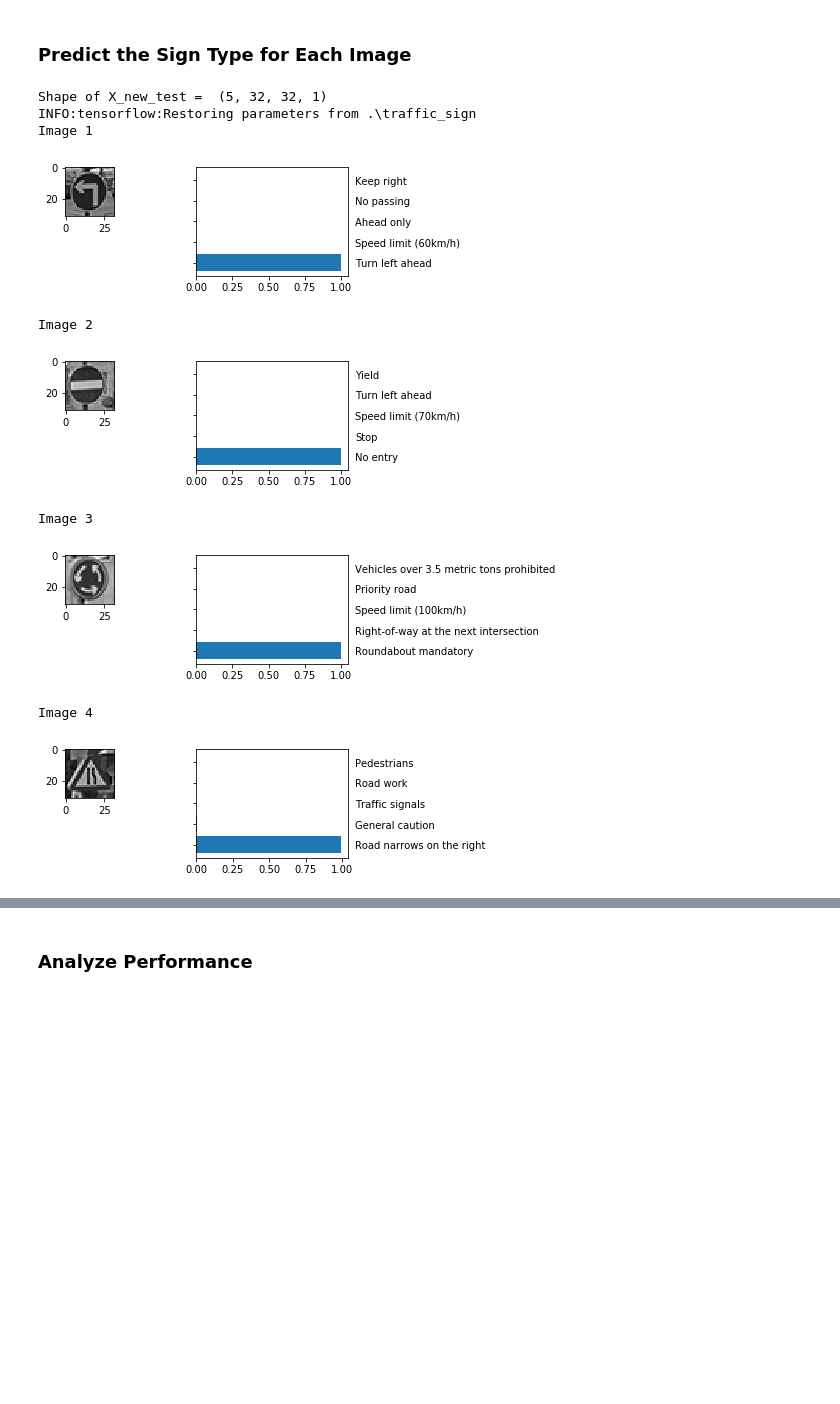
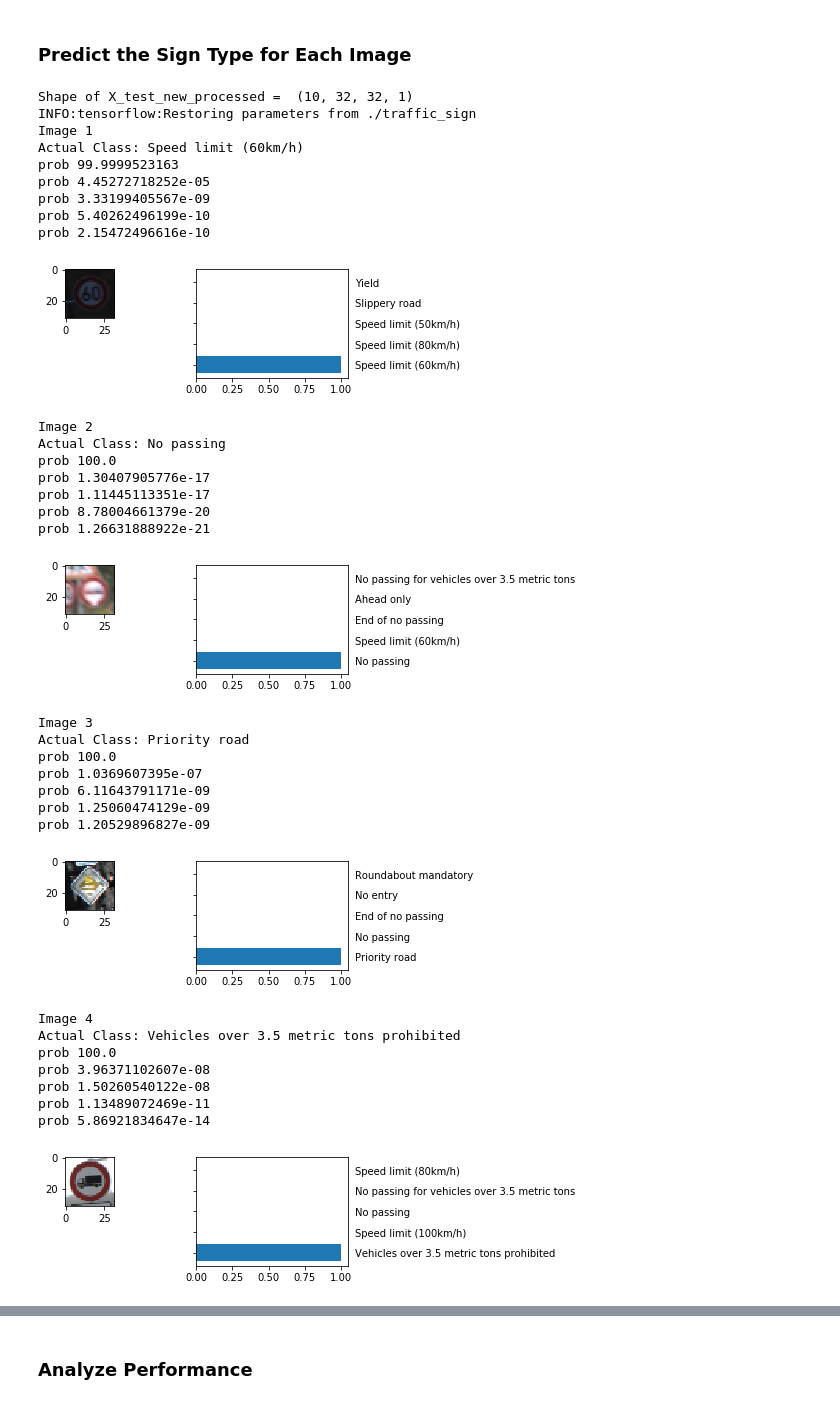
Before and after one commit to zacharyz/sdc-p2, a Jupyter notebook: Traffic_Sign_Classifier.ipynb, the cells around one changed output, grey strips where cells are left out. Cells and saved outputs as stored; diff of their text form; code cells hidden in the pictures; blank space fills up the shorter version.

```diff
--- a/Traffic_Sign_Classifier.ipynb
+++ b/Traffic_Sign_Classifier.ipynb
@@ -474,7 +474,7 @@ def evaluate(X_data, y_data):
 ### Train your model here.
 ### Feel free to use as many code cells as needed.
 
-RESTORE = False
+RESTORE = True
 EPOCHS = 50
 BATCH_SIZE = 128
 
@@ -565,7 +565,12 @@ def read_image_rgb(file):
     srcBGR = cv2.imread(file)
     return cv2.cvtColor(srcBGR, cv2.COLOR_BGR2RGB)
 
-new_images_set = [['test-images/example_00010.png', 1],
+new_images_set = [['test-images/ex-3.png', 3],
+                  ['test-images/ex-9.png', 9],
+                  ['test-images/ex-12.png', 12],
+                  ['test-images/ex-16.png', 16],
+                  ['test-images/ex-18.png', 18],
+                  ['test-images/example_00010.png', 34],
                   ['test-images/example_00014.png', 17],
                   ['test-images/example_00029.png', 40],
                   ['test-images/example_00034.png', 24],
@@ -573,6 +578,7 @@ new_images_set = [['test-images/example_00010.png', 1],
                  ]
 
 n_new_images = len(new_images_set)
+my_labels = [3, 9, 12, 16, 18, 34, 17, 40, 24, 28]
 
 X_test_new = np.ndarray((n_new_images, 32, 32, 3), dtype=np.uint8)
 y_test_new = np.zeros((n_new_images), dtype=y_test.dtype)
@@ -591,16 +597,30 @@ def display_sample(ax, index):
     ax.tick_params(axis='both', which='major', labelsize=6)
     ax.imshow(X_test_new[index])
 
-fig, (ax1, ax2, ax3, ax4, ax5) = pyplot.subplots(nrows=1, ncols=5)
+fig, (ax1, ax2, ax3) = pyplot.subplots(nrows=1, ncols=3)
 
 display_sample(ax1, 0)
 display_sample(ax2, 1)
 display_sample(ax3, 2)
+
+
+pyplot.tight_layout()
+fig, (ax4, ax5, ax6) = pyplot.subplots(nrows=1, ncols=3)
 display_sample(ax4, 3)
 display_sample(ax5, 4)
+display_sample(ax6, 5)
 
 pyplot.tight_layout()
 
-X_test_new, _ = np.array(preprocess(X_test_new))
+pyplot.tight_layout()
+fig, (ax7, ax8, ax9, ax10) = pyplot.subplots(nrows=1, ncols=4)
+display_sample(ax7, 6)
+display_sample(ax8, 7)
+display_sample(ax9, 8)
+display_sample(ax10, 9)
+
+pyplot.tight_layout()
+
+X_test_new_processed, _ = np.array(preprocess(X_test_new))
 # %% [output]
 New test images:
@@ -636,45 +669,71 @@ pyplot.tight_layout()
 ### Feel free to use as many code cells as needed.
 
 import matplotlib.gridspec as gridspec
-print("Shape of X_new_test = ", X_test_new.shape)
+print("Shape of X_test_new_processed = ", X_test_new_processed.shape)
 
 predicted_labels = tf.nn.softmax(logits)
 
 with tf.Session() as sess:
-    saver.restore(sess, tf.train.latest_checkpoint('.'))
-    p = sess.run(predicted_labels, feed_dict={x: X_test_new, keep_prob: 1.0})
+    saver.restore(sess, './traffic_sign')
+    p = sess.run(predicted_labels, feed_dict={x: X_test_new_processed, keep_prob: 1.0})
     top = sess.run(tf.nn.top_k(tf.constant(p), k=5))
 
 def plot_prediction(image, prediction, class_label):
     # Prepare the grid
     pyplot.figure(figsize = (6, 2))
     gridspec.GridSpec(2, 2)
 
     pyplot.subplot2grid((2, 2), (0, 0), colspan=1, rowspan=1)
-    pyplot.imshow(image.reshape(32, 32), cmap='gray')
+    pyplot.imshow(image)
 
     # Plot predictions
     pyplot.subplot2grid((2, 2), (0, 1), colspan=1, rowspan=2)
     pyplot.barh(np.arange(5)+.5, prediction, align='center')
     pyplot.yticks(np.arange(5)+.5, sign_names[class_label])
     pyplot.tick_params(axis='both', which='both', labelleft='off', labelright='on', labeltop='off', labelbottom='on')
     pyplot.show()
 
 count = 1
 for image, p,c in zip(X_test_new, top[0], top[1]):
     print("Image", count)
-
+    print("Actual Class:", sign_names[int(y_test_new[count-1])])
+    for prob in p:
+        print("prob", prob*100)
     plot_prediction(image, p, c)
     count +=1
 # %% [output]
-Shape of X_new_test =  (5, 32, 32, 1)
-INFO:tensorflow:Restoring parameters from .\traffic_sign
+Shape of X_test_new_processed =  (10, 32, 32, 1)
+INFO:tensorflow:Restoring parameters from ./traffic_sign
 Image 1
+Actual Class: Speed limit (60km/h)
+prob 99.9999523163
+prob 4.45272718252e-05
+prob 3.33199405567e-09
+prob 5.40262496199e-10
+prob 2.15472496616e-10
-[figure, old version]
+[figure, new version]
 Image 2
+Actual Class: No passing
+prob 100.0
+prob 1.30407905776e-17
+prob 1.11445113351e-17
+prob 8.78004661379e-20
+prob 1.26631888922e-21
-[figure, old version]
+[figure, new version]
 Image 3
+Actual Class: Priority road
+prob 100.0
+prob 1.0369607395e-07
+prob 6.11643791171e-09
+prob 1.25060474129e-09
+prob 1.20529896827e-09
-[figure, old version]
+[figure, new version]
 Image 4
+Actual Class: Vehicles over 3.5 metric tons prohibited
+prob 100.0
+prob 3.96371102607e-08
+prob 1.50260540122e-08
+prob 1.13489072469e-11
+prob 5.86921834647e-14
-[figure, old version]
+[figure, new version]
 Image 5
```
Also changed, not shown: parts of 10 cells of this notebook, 21 other files.
